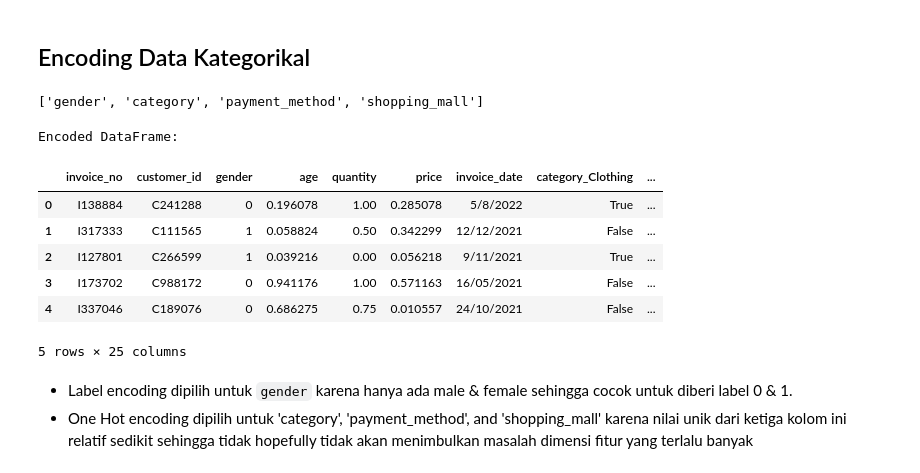
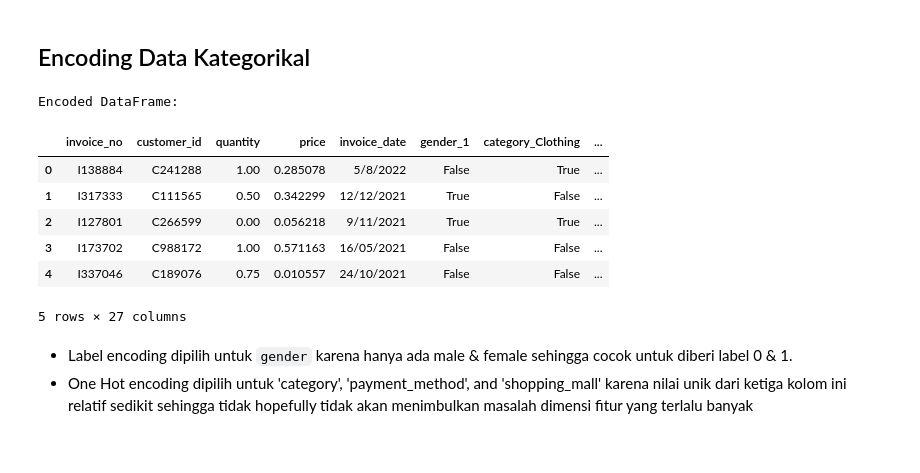
Before and after one commit to arguto1993/istanbul-retail-clustering-classification, a Jupyter notebook: clustering.ipynb, the cells around one changed output. Drawn from its saved outputs; the diff is of its cells as text; code cells hidden in the pictures.

```diff
--- a/clustering.ipynb
+++ b/clustering.ipynb
@@ -362,0 +402,4 @@ Outliers in 'price':
+# %%
+# Drop the 'age' column from df_bin
+df_bin = df_bin.drop(columns=['age'])
+df_bin.head()
@@ -362,0 +413,4 @@ Outliers in 'price':
+# %%
+# Assign new categoric columns
+categoric_columns_new = categoric_columns_to_visualize + ["age_groups"]
+categoric_columns_new
@@ -362,0 +419,5 @@ Outliers in 'price':
+# %%
+# Update numeric columns
+df_bin_numeric = df_bin.select_dtypes(include=['number'])
+numeric_columns = list(df_bin_numeric.columns)
+numeric_columns
@@ -367,11 +442,11 @@ Outliers in 'price':
 minmax_scaler = MinMaxScaler()
 
 # Normalize the numerical columns
-df_normalized = df.copy()
-df_normalized[numeric_columns] = minmax_scaler.fit_transform(df[numeric_columns])
+df_norm = df_bin.copy()
+df_norm[numeric_columns] = minmax_scaler.fit_transform(df_norm[numeric_columns])
 
 # Display the normalized DataFrame
 print("Normalized DataFrame:")
-df_normalized.head()
+df_norm.head()
 # %% [output]
 Normalized DataFrame:
@@ -398,34 +473,30 @@ df_normalized[numeric_columns].describe()
 - Normalisasi MinMaxScaler dipilih karena dapat mengubah data ke dalam rentang [0, 1], mencegah dominasi fitur dengan skala besar, dan mempercepat konvergensi algoritma seperti KMeans.
 # %% [markdown]
 ## Encoding Data Kategorikal
-# %%
-categoric_columns_to_visualize
-# %% [output]
-['gender', 'category', 'payment_method', 'shopping_mall']
 # %%
 # Initialize label encoder
 label_encoder = LabelEncoder()
 
-df_encoded = df_normalized.copy()
+df_encoded = df_norm.copy()
 
 # Encode 'gender' using label encoding
 df_encoded['gender'] = label_encoder.fit_transform(df['gender'])
 
 # Encode 'category', 'payment_method', and 'shopping_mall' using one-hot encoding
-df_encoded = pd.get_dummies(df_encoded, columns=['category', 'payment_method', 'shopping_mall'], drop_first=True)
+df_encoded = pd.get_dummies(df_encoded, columns=categoric_columns_new, drop_first=True)
 
 # Display the encoded DataFrame
 print("Encoded DataFrame:")
 df_encoded.head()
 # %% [output]
 Encoded DataFrame:
-|  | invoice_no | customer_id | gender | age | quantity | price | invoice_date | category_Clothing | ... |
-| 0 | I138884 | C241288 | 0 | 0.196078 | 1.00 | 0.285078 | 5/8/2022 | True | ... |
-| 1 | I317333 | C111565 | 1 | 0.058824 | 0.50 | 0.342299 | 12/12/2021 | False | ... |
-| 2 | I127801 | C266599 | 1 | 0.039216 | 0.00 | 0.056218 | 9/11/2021 | True | ... |
-| 3 | I173702 | C988172 | 0 | 0.941176 | 1.00 | 0.571163 | 16/05/2021 | False | ... |
-| 4 | I337046 | C189076 | 0 | 0.686275 | 0.75 | 0.010557 | 24/10/2021 | False | ... |
+|  | invoice_no | customer_id | quantity | price | invoice_date | gender_1 | category_Clothing | ... |
+| 0 | I138884 | C241288 | 1.00 | 0.285078 | 5/8/2022 | False | True | ... |
+| 1 | I317333 | C111565 | 0.50 | 0.342299 | 12/12/2021 | True | False | ... |
+| 2 | I127801 | C266599 | 0.00 | 0.056218 | 9/11/2021 | True | True | ... |
+| 3 | I173702 | C988172 | 1.00 | 0.571163 | 16/05/2021 | False | False | ... |
+| 4 | I337046 | C189076 | 0.75 | 0.010557 | 24/10/2021 | False | False | ... |
-5 rows × 25 columns
+5 rows × 27 columns
 # %% [markdown]
 - Label encoding dipilih untuk `gender` karena hanya ada male & female sehingga cocok untuk diberi label 0 & 1.
 - One Hot encoding dipilih untuk 'category', 'payment_method', and 'shopping_mall' karena nilai unik dari ketiga kolom ini relatif sedikit sehingga tidak hopefully tidak akan menimbulkan masalah dimensi fitur yang terlalu banyak
```
Also changed, not shown: parts of 32 cells of this notebook.
